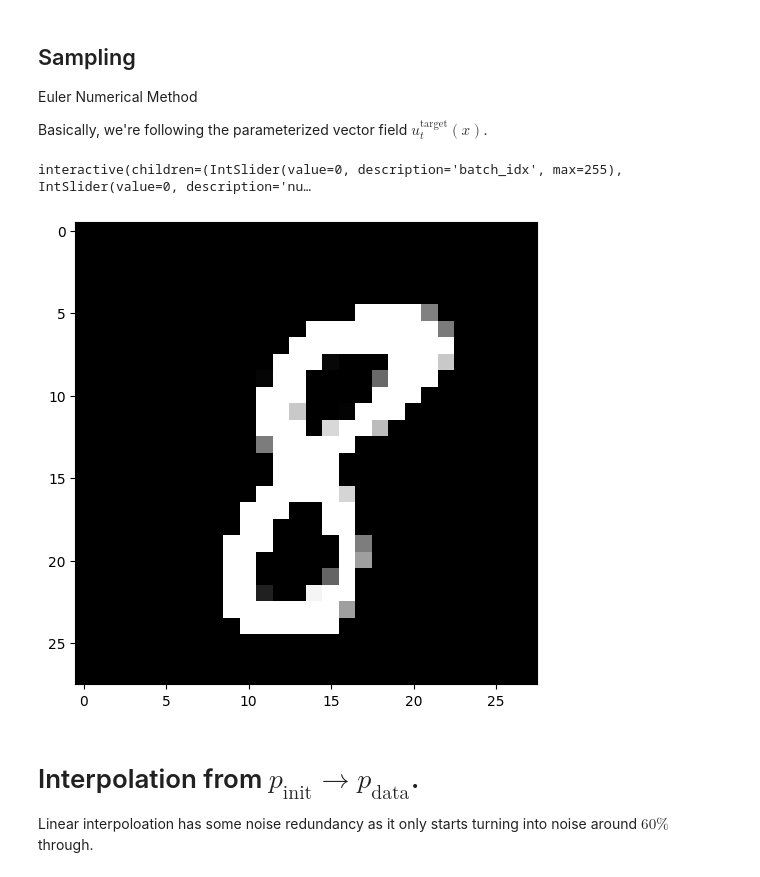
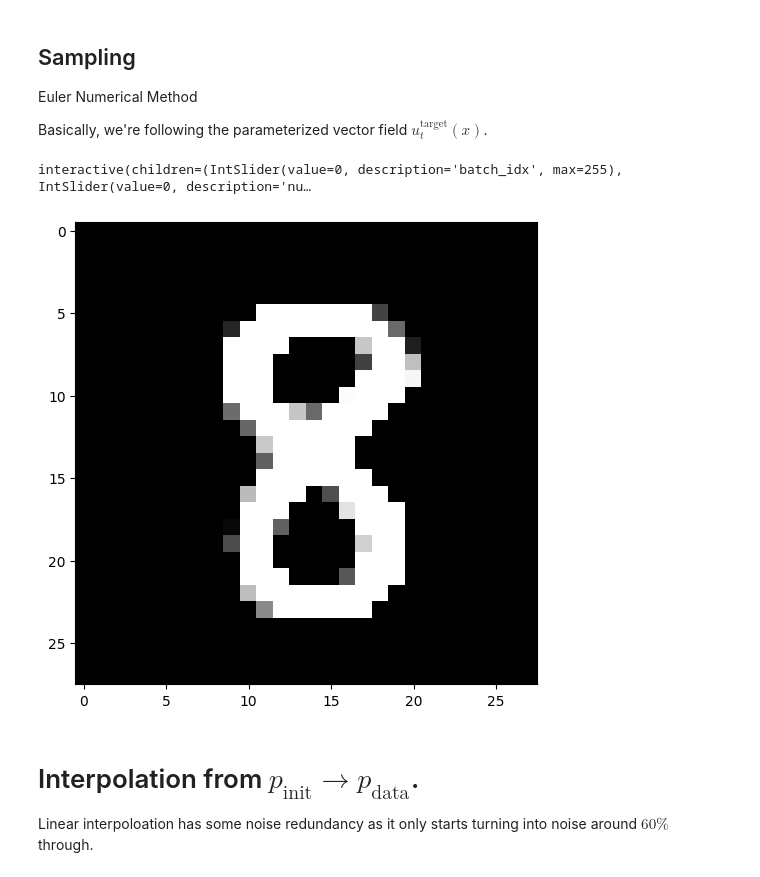
Before and after one commit to someonecantcode/VarationalAutoencoder, a Jupyter notebook: src/flow-matching.ipynb, the cells around one changed output. Saved outputs shown, nothing was run; the diff lists cells and outputs as text; code cells hidden in the pictures.

```diff
--- a/src/flow-matching.ipynb
+++ b/src/flow-matching.ipynb
@@ -176,45 +176,49 @@ Euler Numerical Method
 
 Basically, we're following the parameterized vector field $u_{t}^{\text{target}}(x)$.
 # %%
+from torchvision.utils import save_image
 torch.manual_seed(42)
-model.eval()
+
+sampled_images = 9
 steps = 100
-
 w = 4.0
 
+model.eval()
 @torch.no_grad()
 def create_classification(id):
-    return torch.full_like(torch.ones(batch_size), fill_value=id, dtype=torch.int32, device=device)
+    return torch.full_like(torch.ones(sampled_images), fill_value=id, dtype=torch.int32, device=device)
 
 @torch.no_grad()
 def sample_image(id):
     outputs = []
-    X_0 = epsilon # torch.randn(batch_size, 784, device=device)
+    X_0 = torch.randn(sampled_images, VAEConfig.latent_channels, device=device)
 
     null_classification = create_classification(10)
     for _, t in enumerate(torch.linspace(0, 1, steps, device=device), start=1):
         outputs.append(vae.decoder(X_0))
 
         X_0 = X_0 + (1 / steps) * ((1 - w) * model(X_0, t.view(1,1), null_classification) + w * model(X_0, t.view(1,1), create_classification(id)))
     return outputs # X_0, ..., X_1
 
 @torch.no_grad()
 def show_image(batch_idx, number):
     outputs = sample_image(number)
     X_i = outputs[steps - 1][batch_idx].view(28, 28).cpu()
     plt.figure(figsize=(6, 6))
     plt.imshow(X_i.squeeze(), cmap="gray", vmin=0, vmax=1)
     plt.show()
 
 interact(show_image,
         # step= IntSlider(min=0, max=(steps - 1)),
         batch_idx=IntSlider(min=0, max=batch_size - 1),
         number=IntSlider(min=0, max=10),
         layout=Layout(width='75%'))
 show_image(batch_idx=2, number=8)
+
+save_image(sample_image(10)[steps - 1].view(sampled_images, 1, 28, 28), "sampled.png", nrow=3)
 # %% [output]
 interactive(children=(IntSlider(value=0, description='batch_idx', max=255), IntSlider(value=0, description='nu…
-[figure, old version]
+[figure, new version]
 # %% [markdown]
 # Interpolation from $p_{\text{init}} \rightarrow p_{\text{data}}$.
 
```
Also changed, not shown: parts of 2 cells of this notebook, 9 other files.
